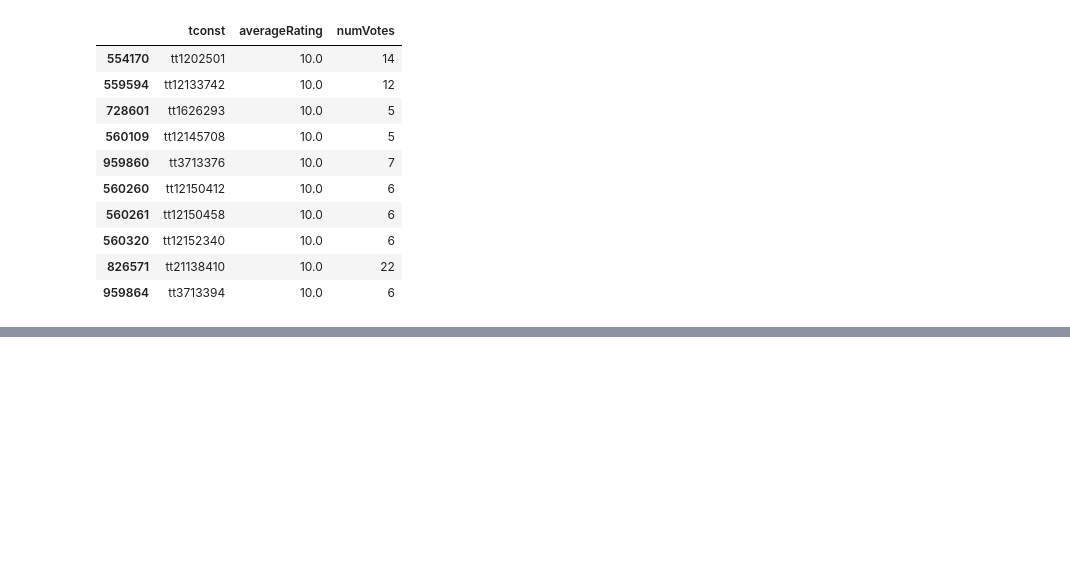
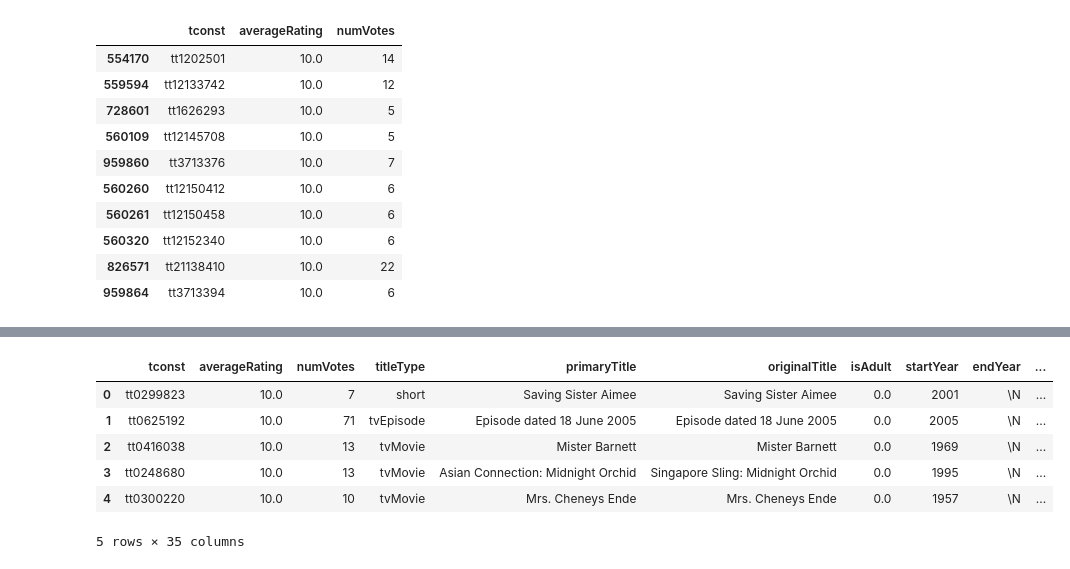
Before and after one commit to dilnigar1007/movies_portfolio, a Jupyter notebook: movies_portfolio.ipynb, the cells around one changed output, grey strips where cells are left out. Cells and saved outputs as stored; diff of their text form; code cells hidden in the pictures; blank space fills up the shorter version.

```diff
--- a/movies_portfolio.ipynb
+++ b/movies_portfolio.ipynb
@@ -59 +67,12 @@ top_ten_movies_df
+# %%
+top_five_movies_df = five_movies_combined_df.head(5)
+top_five_movies_df
+# %% [output]
+|  | tconst | averageRating | numVotes | titleType | primaryTitle | originalTitle | isAdult | startYear | endYear | ... |
+| 0 | tt0299823 | 10.0 | 7 | short | Saving Sister Aimee | Saving Sister Aimee | 0.0 | 2001 | \N | ... |
+| 1 | tt0625192 | 10.0 | 71 | tvEpisode | Episode dated 18 June 2005 | Episode dated 18 June 2005 | 0.0 | 2005 | \N | ... |
+| 2 | tt0416038 | 10.0 | 13 | tvMovie | Mister Barnett | Mister Barnett | 0.0 | 1969 | \N | ... |
+| 3 | tt0248680 | 10.0 | 13 | tvMovie | Asian Connection: Midnight Orchid | Singapore Sling: Midnight Orchid | 0.0 | 1995 | \N | ... |
+| 4 | tt0300220 | 10.0 | 10 | tvMovie | Mrs. Cheneys Ende | Mrs. Cheneys Ende | 0.0 | 1957 | \N | ... |
+5 rows × 35 columns
 # %%
```
Also changed, not shown: parts of 5 cells of this notebook, 1 other file.
